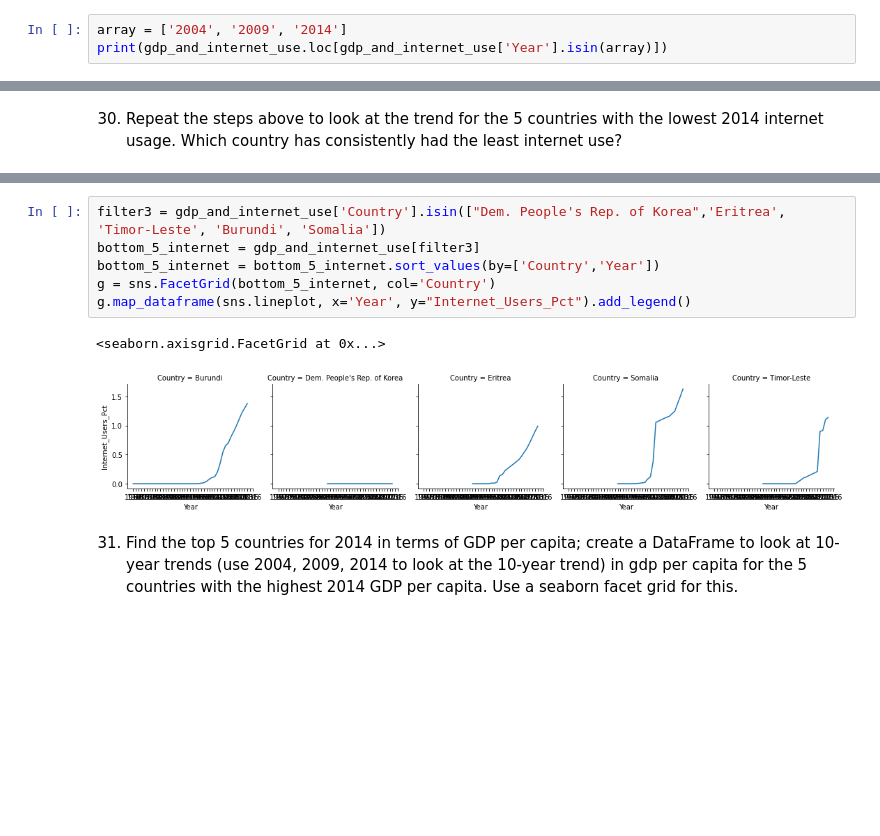
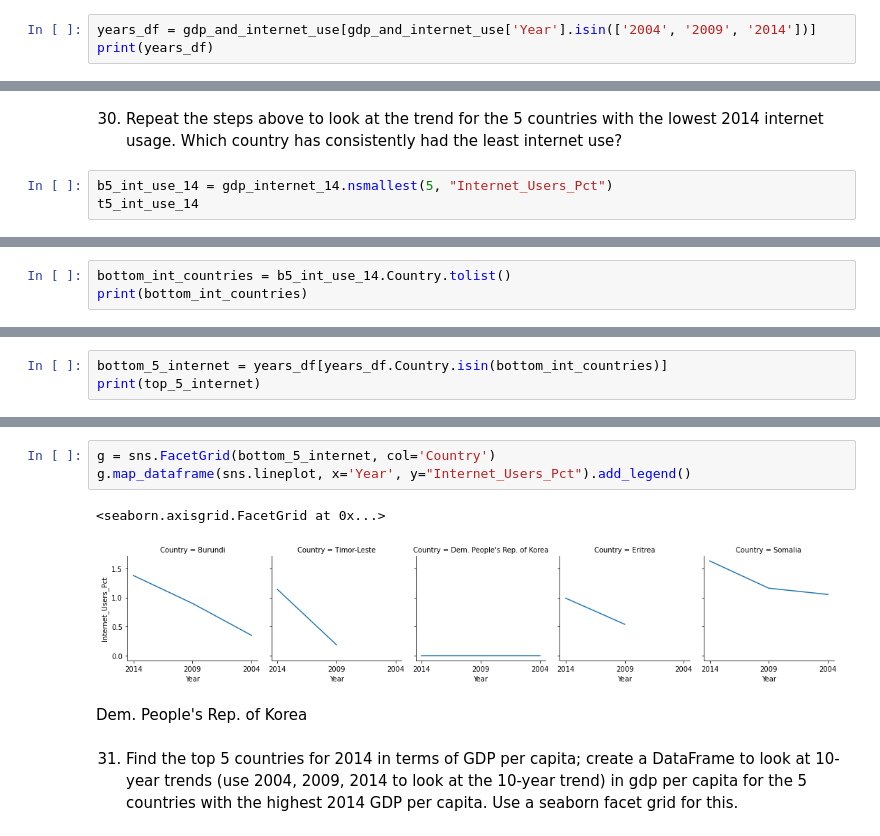
Before and after one commit to LJRollerII/GDP_and_Internet_Usage_Python, a Jupyter notebook: notebooks/UN_GDP_Internet.ipynb, the cells around one changed output, grey strips where cells are left out. Saved outputs shown, nothing was run; the diff lists cells and outputs as text; blank space fills up the shorter version.

```diff
--- a/notebooks/UN_GDP_Internet.ipynb
+++ b/notebooks/UN_GDP_Internet.ipynb
@@ -214,8 +185,8 @@ gdp_and_internet_use.tail()
 # %% [markdown]
 16. Subset the combined DataFrame to keep only the data for 2004, 2009, and 2014. Check that this happened correctly.
 # %%
-array = ['2004', '2009', '2014']
-print(gdp_and_internet_use.loc[gdp_and_internet_use['Year'].isin(array)])
+years_df = gdp_and_internet_use[gdp_and_internet_use['Year'].isin(['2004', '2009', '2014'])]
+print(years_df)
 # %% [output]
                     Country  Year  GDP_Per_Capita  Internet_Users_Pct
 5               Afghanistan  2014     2102.385234            6.390000
@@ -487,3 +507,6 @@ g.map_dataframe(sns.lineplot, x='Year', y="Internet_Users_Pct").add_legend()
 Answer: Andorra
 # %% [markdown]
 30. Repeat the steps above to look at the trend for the 5 countries with the lowest 2014 internet usage. Which country has consistently had the least internet use?
+# %%
+b5_int_use_14 = gdp_internet_14.nsmallest(5, "Internet_Users_Pct")
+t5_int_use_14
@@ -489,0 +520,3 @@ Answer: Andorra
+# %%
+bottom_int_countries = b5_int_use_14.Country.tolist()
+print(bottom_int_countries)
@@ -489,0 +525,3 @@ Answer: Andorra
+# %%
+bottom_5_internet = years_df[years_df.Country.isin(bottom_int_countries)]
+print(top_5_internet)
@@ -490,11 +545,10 @@ Answer: Andorra
 # %%
-filter3 = gdp_and_internet_use['Country'].isin(["Dem. People's Rep. of Korea",'Eritrea', 'Timor-Leste', 'Burundi', 'Somalia'])
-bottom_5_internet = gdp_and_internet_use[filter3]
-bottom_5_internet = bottom_5_internet.sort_values(by=['Country','Year'])
 g = sns.FacetGrid(bottom_5_internet, col='Country')
 g.map_dataframe(sns.lineplot, x='Year', y="Internet_Users_Pct").add_legend()
 # %% [output]
 <seaborn.axisgrid.FacetGrid at 0x...>
-[figure, old version]
+[figure, new version]
+# %% [markdown]
+Dem. People's Rep. of Korea
 # %% [markdown]
 31. Find the top 5 countries for 2014 in terms of GDP per capita; create a DataFrame to look at 10-year trends (use 2004, 2009, 2014 to look at the 10-year trend) in gdp per capita for the 5 countries with the highest 2014 GDP per capita. Use a seaborn facet grid for this.
```
Also changed, not shown: parts of 39 cells of this notebook.
